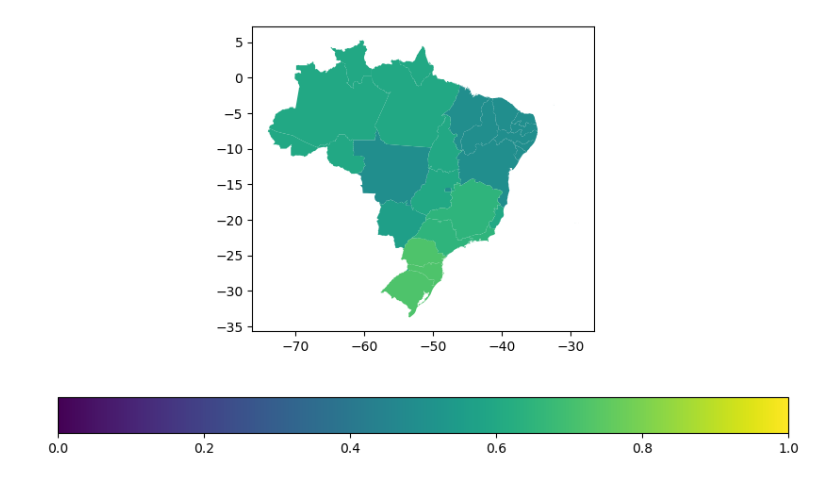
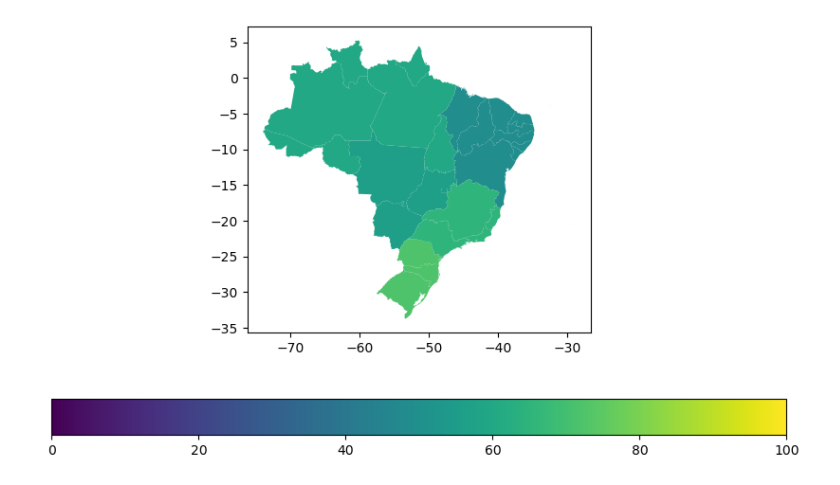
Before and after one commit to LazaroDamasceno/Dissertacao-Mestrado, a Jupyter notebook: eda/mapa_coropleto/mapa_coropleto_pesquisa_uso_egov.ipynb, the cells around one changed output. Drawn from its saved outputs; the diff is of its cells as text; code cells hidden in the pictures.

```diff
--- a/eda/mapa_coropleto/mapa_coropleto_pesquisa_uso_egov.ipynb
+++ b/eda/mapa_coropleto/mapa_coropleto_pesquisa_uso_egov.ipynb
@@ -3,6 +3,6 @@ import pandas as pd
 import geopandas
 import matplotlib.pyplot as plt
 # %%
-gdf = geopandas.read_file('brazil_geo.json')
+gdf = geopandas.read_file('brazil_geo.json').sort_values(by='id', ascending=True).reset_index(drop=True)
 # %%
 gdf['uso_egov'] = [
@@ -37,16 +39,16 @@ gdf['uso_egov'] = [
 # %%
 gdf.plot(column='uso_egov',
         cmap='viridis',
         legend=True,
         legend_kwds={
             'orientation': "horizontal"
         },
         figsize=(10, 6),
         vmin=0,
-        vmax=1
+        vmax=100
 )
 
 plt.savefig('C:/Users/lazar/Master-Dissertation/figuras/mapa_coropleto_paises_uso_egov_regioes.png', dpi=300, bbox_inches='tight')
 plt.show()
 # %% [output]
-[figure, old version]
+[figure, new version]
```
Also changed, not shown: parts of 2 cells of this notebook, 3 other files.
